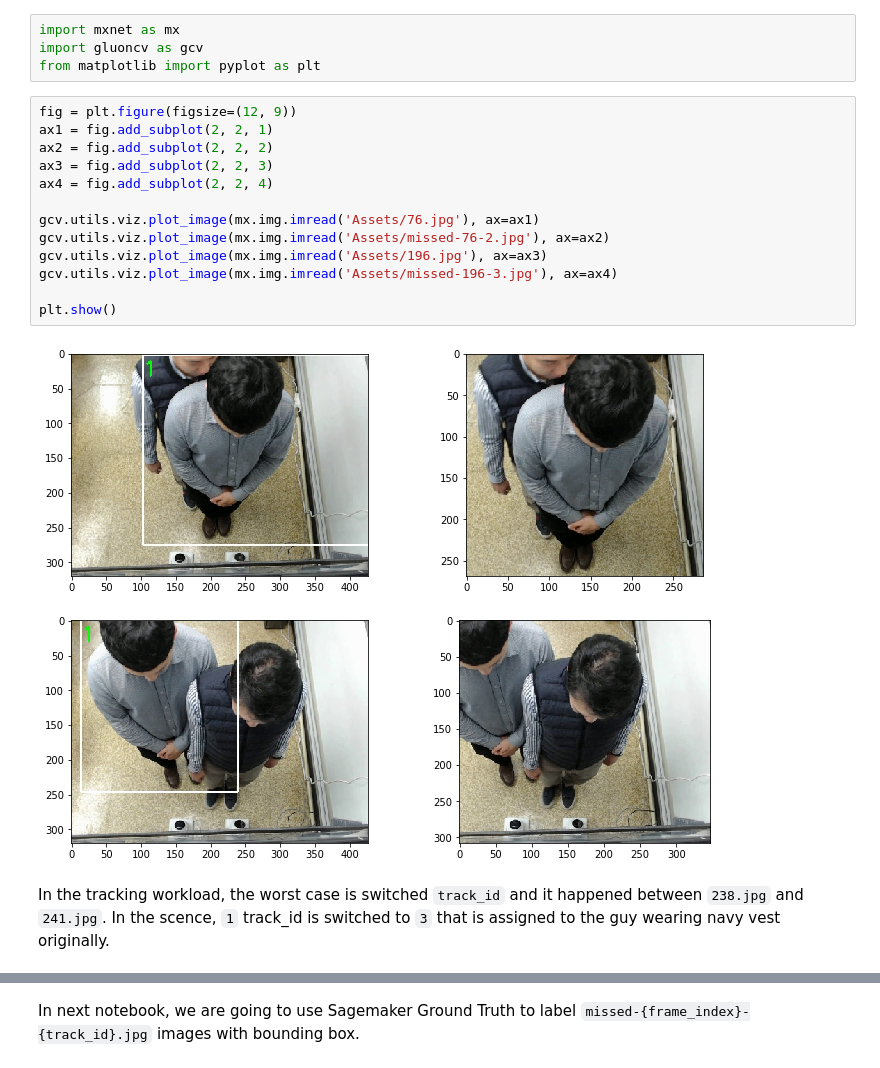
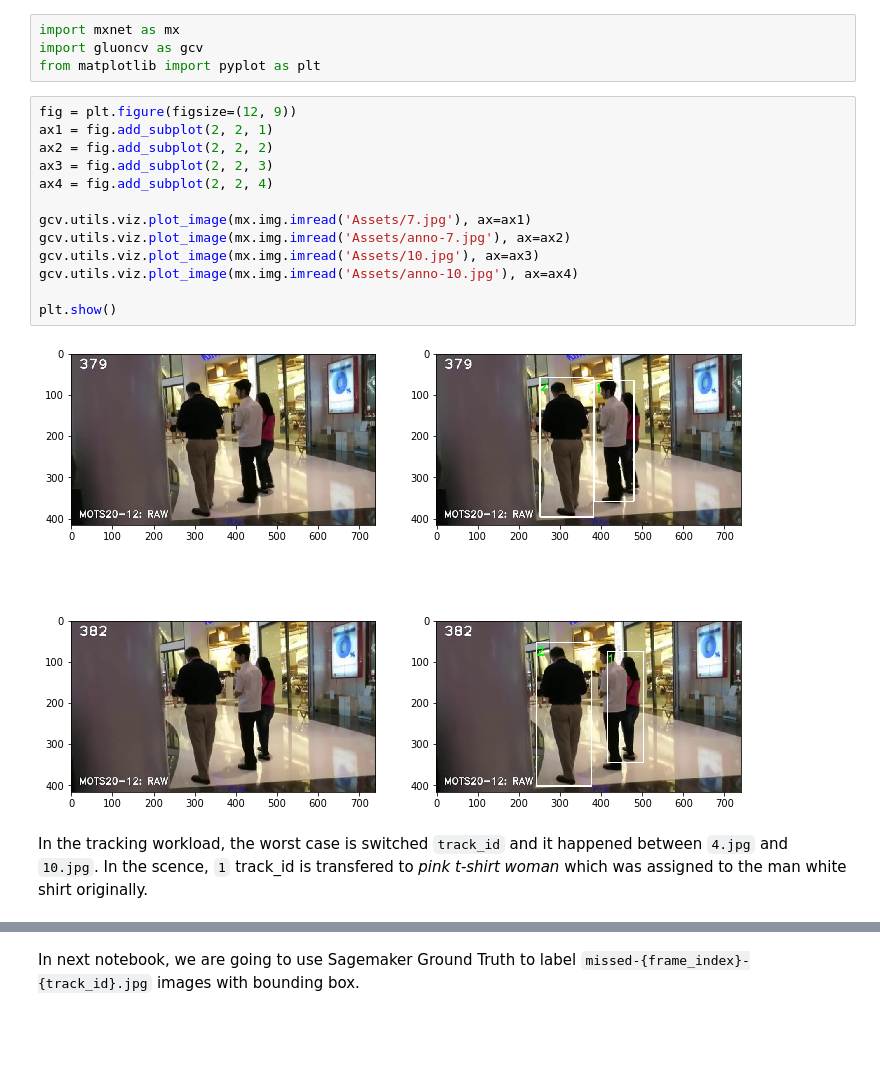
Before and after one commit to haandol/sagemaker-yolo-finetune-workshop, a Jupyter notebook: 01. Demo DeepSORT.ipynb, the cells around one changed output, grey strips where cells are left out. Cells and saved outputs as stored; diff of their text form; blank space fills up the shorter version.

Commit message:
replace example images for 01

```diff
--- a/01. Demo DeepSORT.ipynb
+++ b/01. Demo DeepSORT.ipynb
@@ -120,18 +127,18 @@ from matplotlib import pyplot as plt
 # %%
 fig = plt.figure(figsize=(12, 9))
 ax1 = fig.add_subplot(2, 2, 1)
 ax2 = fig.add_subplot(2, 2, 2)
 ax3 = fig.add_subplot(2, 2, 3)
 ax4 = fig.add_subplot(2, 2, 4)
 
-gcv.utils.viz.plot_image(mx.img.imread('Assets/76.jpg'), ax=ax1)
-gcv.utils.viz.plot_image(mx.img.imread('Assets/missed-76-2.jpg'), ax=ax2)
-gcv.utils.viz.plot_image(mx.img.imread('Assets/196.jpg'), ax=ax3)
-gcv.utils.viz.plot_image(mx.img.imread('Assets/missed-196-3.jpg'), ax=ax4)
+gcv.utils.viz.plot_image(mx.img.imread('Assets/7.jpg'), ax=ax1)
+gcv.utils.viz.plot_image(mx.img.imread('Assets/anno-7.jpg'), ax=ax2)
+gcv.utils.viz.plot_image(mx.img.imread('Assets/10.jpg'), ax=ax3)
+gcv.utils.viz.plot_image(mx.img.imread('Assets/anno-10.jpg'), ax=ax4)
 
 plt.show()
 # %% [output]
-[figure, old version]
+[figure, new version]
 # %% [markdown]
-In the tracking workload, the worst case is switched `track_id` and it happened between  `238.jpg` and `241.jpg`.
-In the scence, `1` track_id is switched to `3` that is assigned to the guy wearing navy vest originally.
+In the tracking workload, the worst case is switched `track_id` and it happened between  `4.jpg` and `10.jpg`.
+In the scence, `1` track_id is transfered to *pink t-shirt woman* which was assigned to the man white shirt originally.
```
Also changed, not shown: parts of 3 cells of this notebook, 12 other files.
